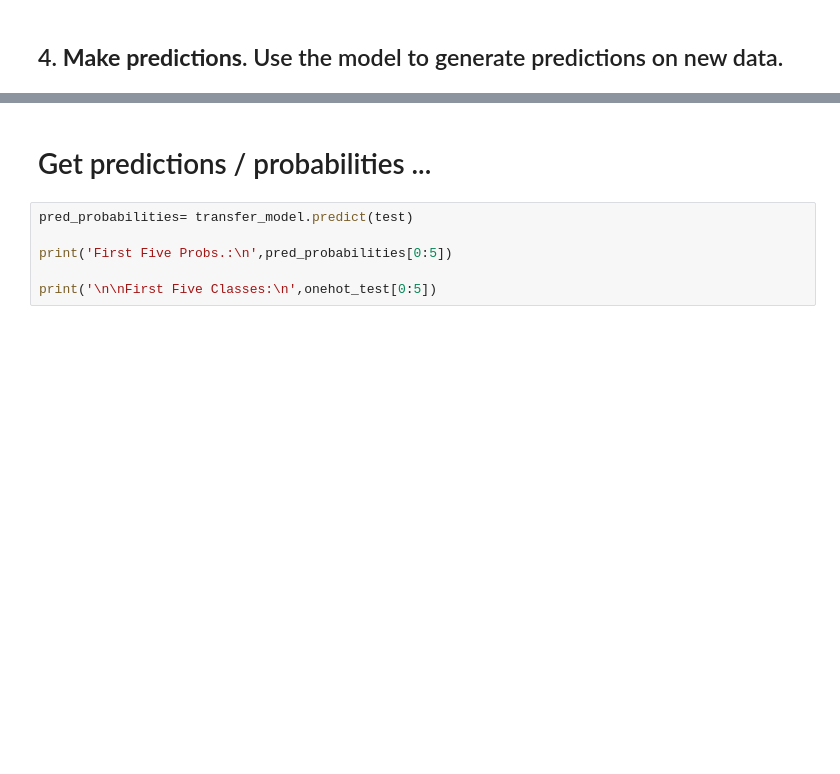
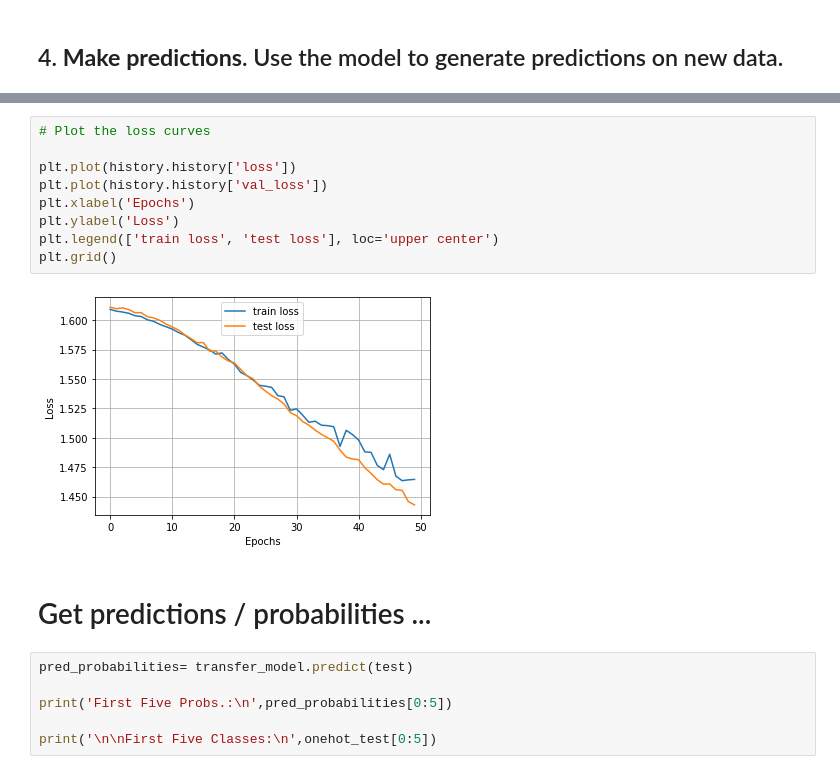
Before and after one commit to beaesteban01/Deep-Learning-review, a Jupyter notebook: FontReco_TransferLearning.ipynb, the cells around one changed output, grey strips where cells are left out. Cells and saved outputs as stored; diff of their text form; blank space fills up the shorter version.

```diff
--- a/FontReco_TransferLearning.ipynb
+++ b/FontReco_TransferLearning.ipynb
@@ -346,3 +348,14 @@ Test_Accuracy:  1.0
+# %%
+# Plot the loss curves
+
+plt.plot(history.history['loss'])
+plt.plot(history.history['val_loss'])
+plt.xlabel('Epochs')
+plt.ylabel('Loss')
+plt.legend(['train loss', 'test loss'], loc='upper center')
+plt.grid()
+# %% [output]
+[figure, added]
 # %% [markdown]
 # Get predictions / probabilities ...
 # %%
```
Also changed, not shown: parts of 24 cells of this notebook, 1 other file.
